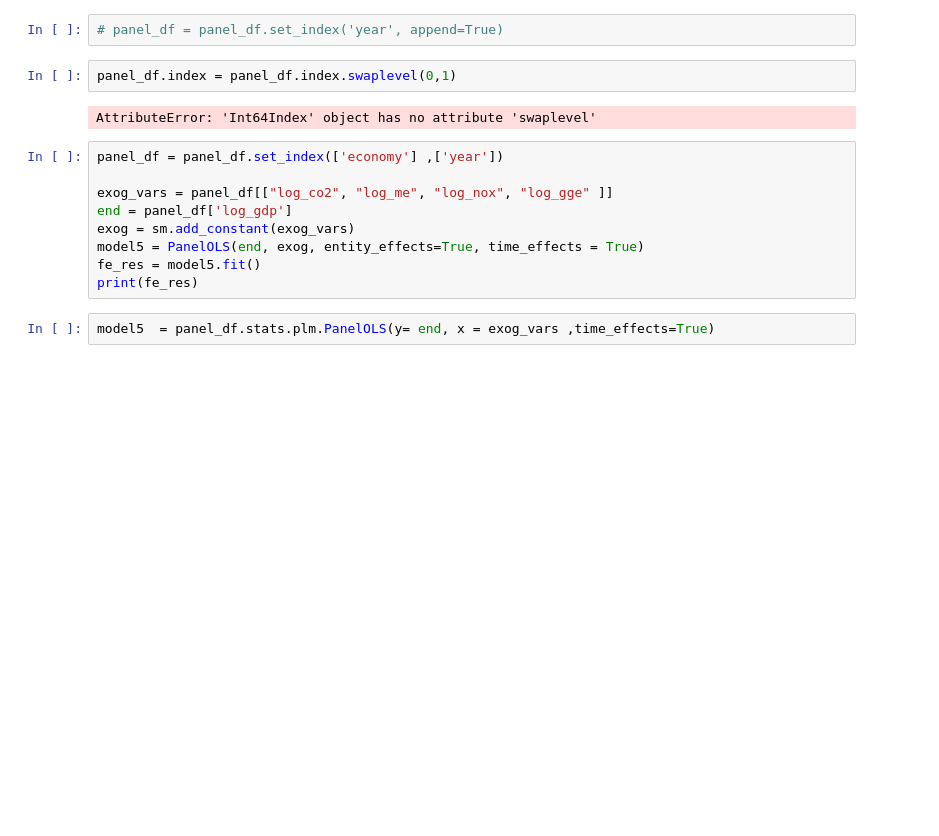
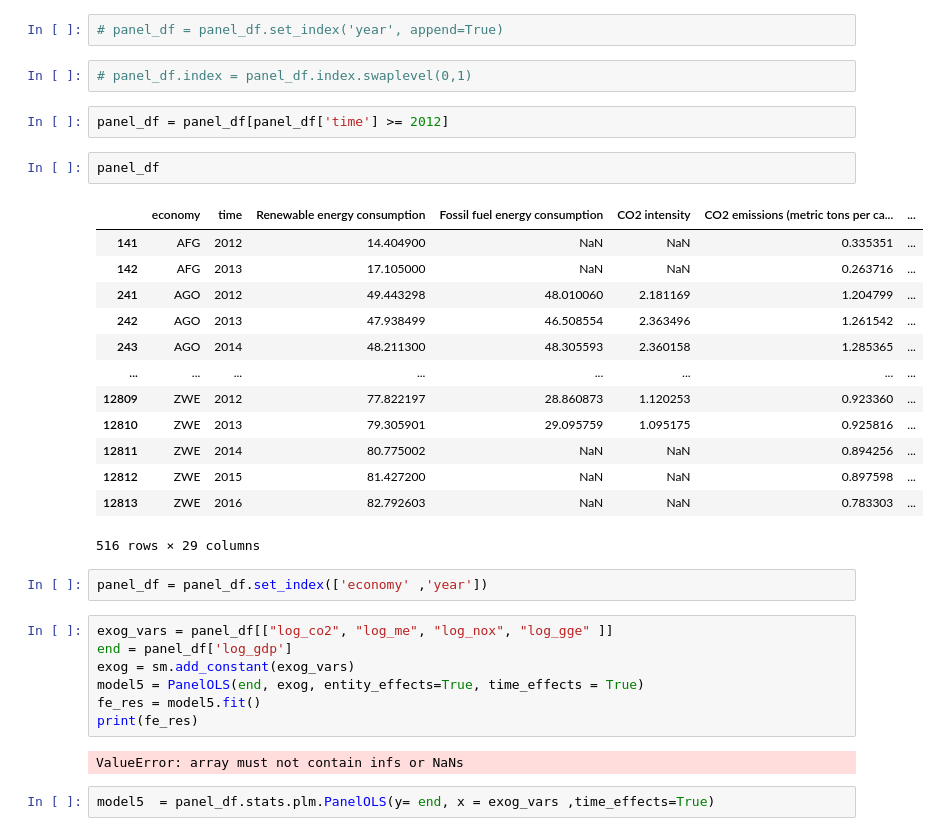
Before and after one commit to CS521-Burstein/final-project-anjaliagr, a Jupyter notebook: Data analysis.ipynb, the cells around one changed output. Drawn from its saved outputs; the diff is of its cells as text; blank space fills up the shorter version.

```diff
--- a/Data analysis.ipynb
+++ b/Data analysis.ipynb
@@ -443,18 +443,36 @@ panel_df['year'] = pd.to_datetime(panel_df['time'], format='%Y')
 # %%
 # panel_df = panel_df.set_index('year', append=True)
 # %%
-panel_df.index = panel_df.index.swaplevel(0,1)
+# panel_df.index = panel_df.index.swaplevel(0,1)
-# %% [output]
-AttributeError: 'Int64Index' object has no attribute 'swaplevel'
+# %%
+panel_df = panel_df[panel_df['time'] >= 2012]
+# %%
+panel_df
+# %% [output]
+|  | economy | time | Renewable energy consumption | Fossil fuel energy consumption | CO2 intensity | CO2 emissions (metric tons per ca... | ... |
+| 141 | AFG | 2012 | 14.404900 | NaN | NaN | 0.335351 | ... |
+| 142 | AFG | 2013 | 17.105000 | NaN | NaN | 0.263716 | ... |
+| 241 | AGO | 2012 | 49.443298 | 48.010060 | 2.181169 | 1.204799 | ... |
+| 242 | AGO | 2013 | 47.938499 | 46.508554 | 2.363496 | 1.261542 | ... |
+| 243 | AGO | 2014 | 48.211300 | 48.305593 | 2.360158 | 1.285365 | ... |
+| ... | ... | ... | ... | ... | ... | ... | ... |
+| 12809 | ZWE | 2012 | 77.822197 | 28.860873 | 1.120253 | 0.923360 | ... |
+| 12810 | ZWE | 2013 | 79.305901 | 29.095759 | 1.095175 | 0.925816 | ... |
+| 12811 | ZWE | 2014 | 80.775002 | NaN | NaN | 0.894256 | ... |
+| 12812 | ZWE | 2015 | 81.427200 | NaN | NaN | 0.897598 | ... |
+| 12813 | ZWE | 2016 | 82.792603 | NaN | NaN | 0.783303 | ... |
+516 rows × 29 columns
+# %%
+panel_df = panel_df.set_index(['economy' ,'year'])
 # %%
-panel_df = panel_df.set_index(['economy'] ,['year'])
-
 exog_vars = panel_df[["log_co2", "log_me", "log_nox", "log_gge" ]]
 end = panel_df['log_gdp']
 exog = sm.add_constant(exog_vars)
 model5 = PanelOLS(end, exog, entity_effects=True, time_effects = True)
 fe_res = model5.fit()
 print(fe_res)
+# %% [output]
+ValueError: array must not contain infs or NaNs
 # %%
 model5  = panel_df.stats.plm.PanelOLS(y= end, x = exog_vars ,time_effects=True)
 # %%
```
Also changed, not shown: parts of 5 cells of this notebook.
